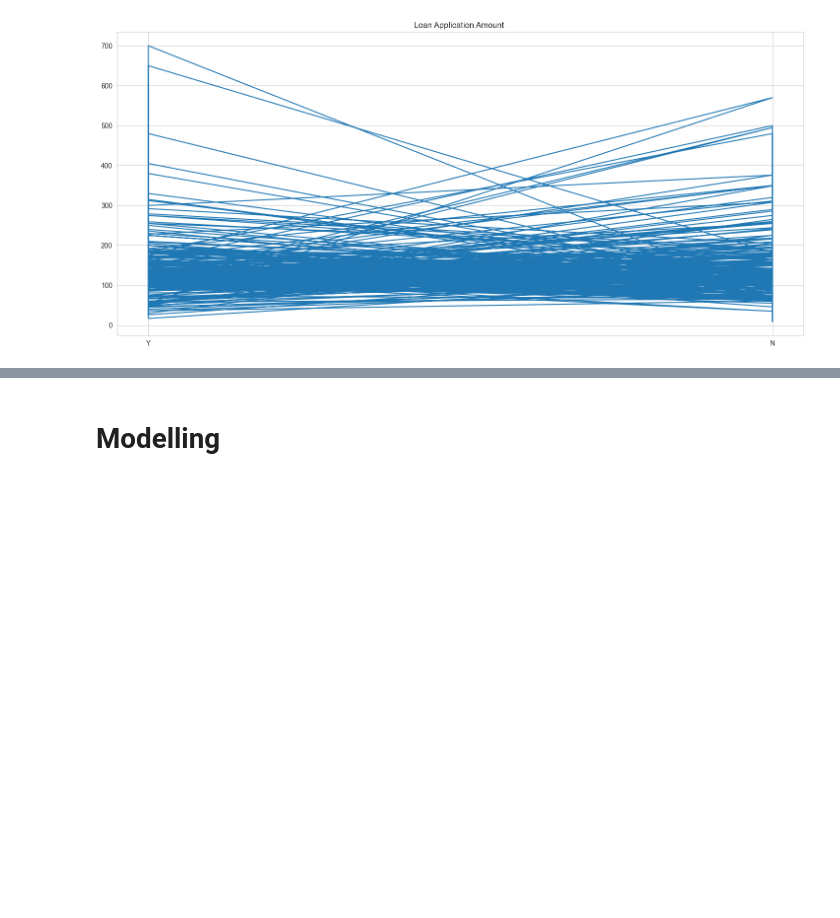
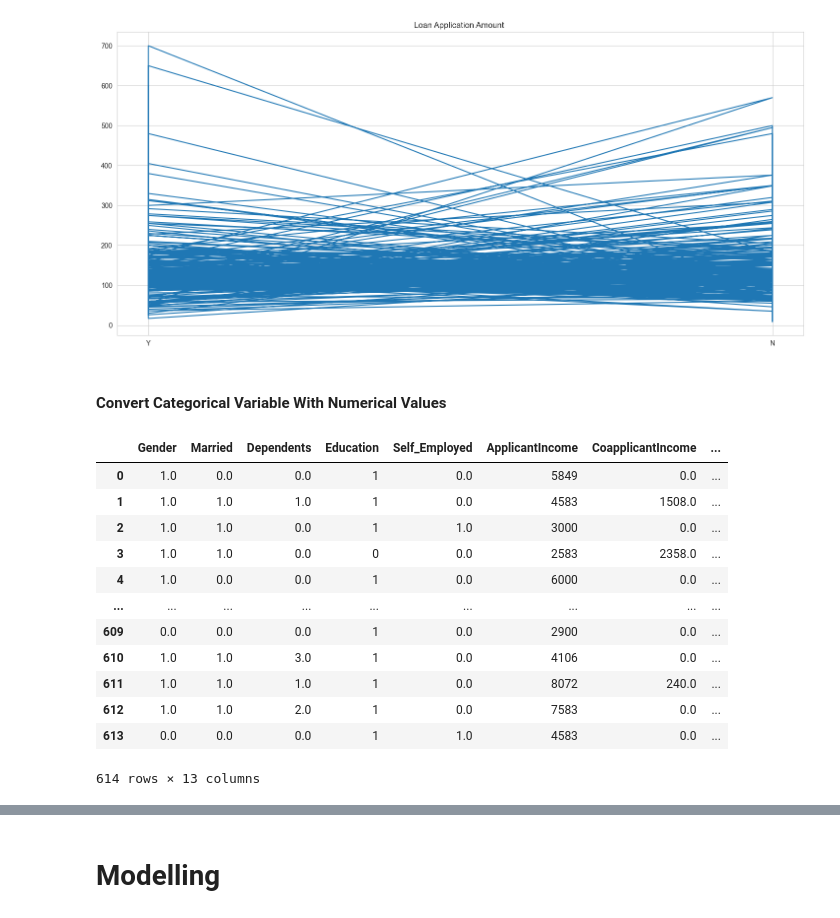
Before and after one commit to akssnr/Eligibility_Predictions, a Jupyter notebook: notebook/EDA Loan Eligibility Prediction.ipynb, the cells around one changed output, grey strips where cells are left out. Drawn from its saved outputs; the diff is of its cells as text; code cells hidden in the pictures; blank space fills up the shorter version.

```diff
--- a/notebook/EDA Loan Eligibility Prediction.ipynb
+++ b/notebook/EDA Loan Eligibility Prediction.ipynb
@@ -519,4 +494,45 @@ plt.title("Loan Application Amount ")
 plt.show()
 # %% [output]
 [figure]
+# %% [markdown]
+#### Convert Categorical Variable With Numerical Values
+# %%
+loan_train.Loan_Status = loan_train.Loan_Status.replace({"Y": 1, "N" : 0})
+
+loan_train.Gender = loan_train.Gender.replace({"Male": 1, "Female" : 0})
+
+loan_train.Married = loan_train.Married.replace({"Yes": 1, "No" : 0})
+
+loan_train.Education = loan_train.Education.replace({"Graduate": 1, "Not Graduate" : 0})
+
+loan_train.Self_Employed = loan_train.Self_Employed.replace({"Yes": 1, "No" : 0})
+
+loan_train.Property_Area = loan_train.Property_Area.replace({"Urban": 1, "Rural" : 2, "Semiurban" : 3})
+
+loan_train.Dependents = loan_train.Dependents.replace({"0": 0, "1" : 1, "2" : 2, "3+" : 3})
+
+
+loan_train['Gender'].fillna(loan_train['Gender'].mode()[0], inplace=True)
+
+loan_train['Dependents'].fillna(loan_train['Dependents'].mode()[0], inplace=True)
+
+loan_train['Married'].fillna(loan_train['Married'].mode()[0], inplace=True)
+
+loan_train['Credit_History'].fillna(loan_train['Credit_History'].mean(), inplace=True)
+# %%
+loan_train
+# %% [output]
+|  | Gender | Married | Dependents | Education | Self_Employed | ApplicantIncome | CoapplicantIncome | ... |
+| 0 | 1.0 | 0.0 | 0.0 | 1 | 0.0 | 5849 | 0.0 | ... |
+| 1 | 1.0 | 1.0 | 1.0 | 1 | 0.0 | 4583 | 1508.0 | ... |
+| 2 | 1.0 | 1.0 | 0.0 | 1 | 1.0 | 3000 | 0.0 | ... |
+| 3 | 1.0 | 1.0 | 0.0 | 0 | 0.0 | 2583 | 2358.0 | ... |
+| 4 | 1.0 | 0.0 | 0.0 | 1 | 0.0 | 6000 | 0.0 | ... |
+| ... | ... | ... | ... | ... | ... | ... | ... | ... |
+| 609 | 0.0 | 0.0 | 0.0 | 1 | 0.0 | 2900 | 0.0 | ... |
+| 610 | 1.0 | 1.0 | 3.0 | 1 | 0.0 | 4106 | 0.0 | ... |
+| 611 | 1.0 | 1.0 | 1.0 | 1 | 0.0 | 8072 | 240.0 | ... |
+| 612 | 1.0 | 1.0 | 2.0 | 1 | 0.0 | 7583 | 0.0 | ... |
+| 613 | 0.0 | 0.0 | 0.0 | 1 | 1.0 | 4583 | 0.0 | ... |
+614 rows × 13 columns
 # %%
```
Also changed, not shown: parts of 14 cells of this notebook, 5 other files.
